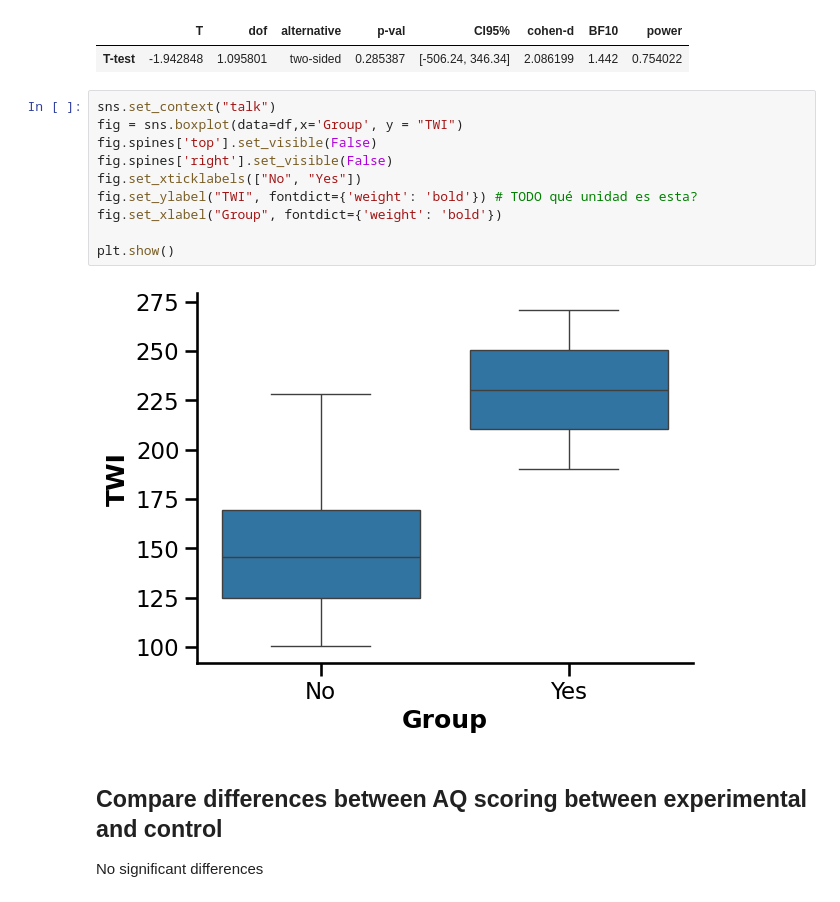
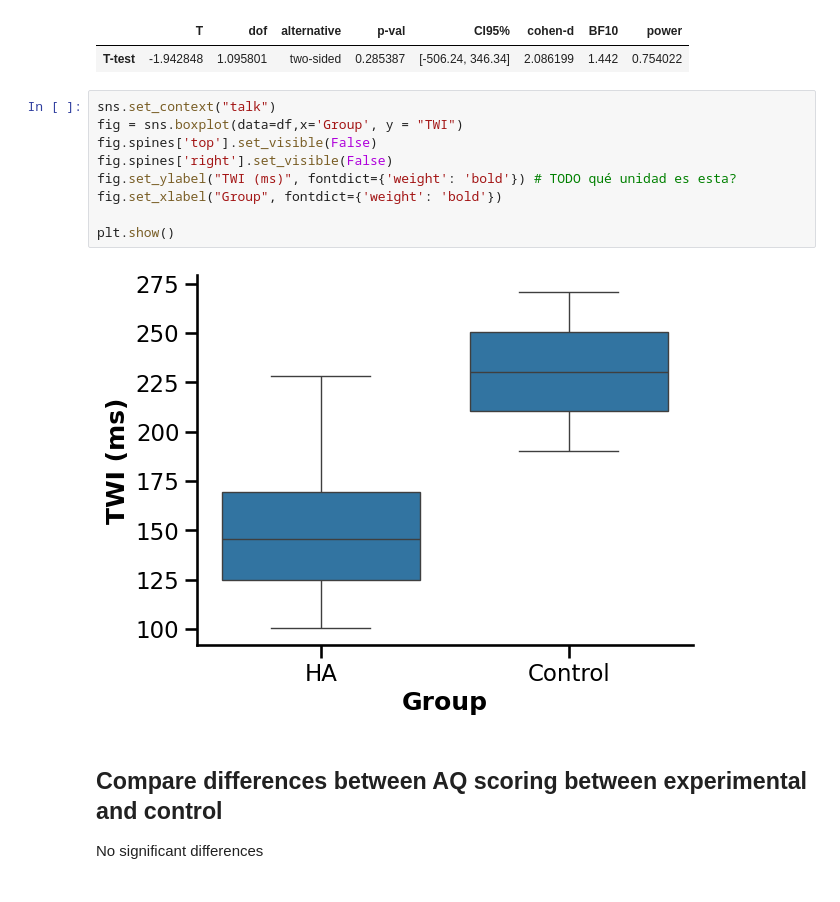
Before and after one commit to camila-maura/GIFTED-DFI, a Jupyter notebook: plots_and_analysis.ipynb, the cells around one changed output. Drawn from its saved outputs; the diff is of its cells as text.

```diff
--- a/plots_and_analysis.ipynb
+++ b/plots_and_analysis.ipynb
@@ -334,15 +333,14 @@ t test for TWI
 # %%
 sns.set_context("talk")
 fig = sns.boxplot(data=df,x='Group', y = "TWI")
 fig.spines['top'].set_visible(False)
 fig.spines['right'].set_visible(False)
-fig.set_xticklabels(["No", "Yes"])
-fig.set_ylabel("TWI", fontdict={'weight': 'bold'}) # TODO qué unidad es esta?
+fig.set_ylabel("TWI (ms)", fontdict={'weight': 'bold'}) # TODO qué unidad es esta?
 fig.set_xlabel("Group", fontdict={'weight': 'bold'})
 
 plt.show()
 # %% [output]
-[figure, old version]
+[figure, new version]
 # %% [markdown]
 ## Compare differences between AQ scoring between experimental and control
 No significant differences
```
Also changed, not shown: parts of 9 cells of this notebook, 1 other file.
